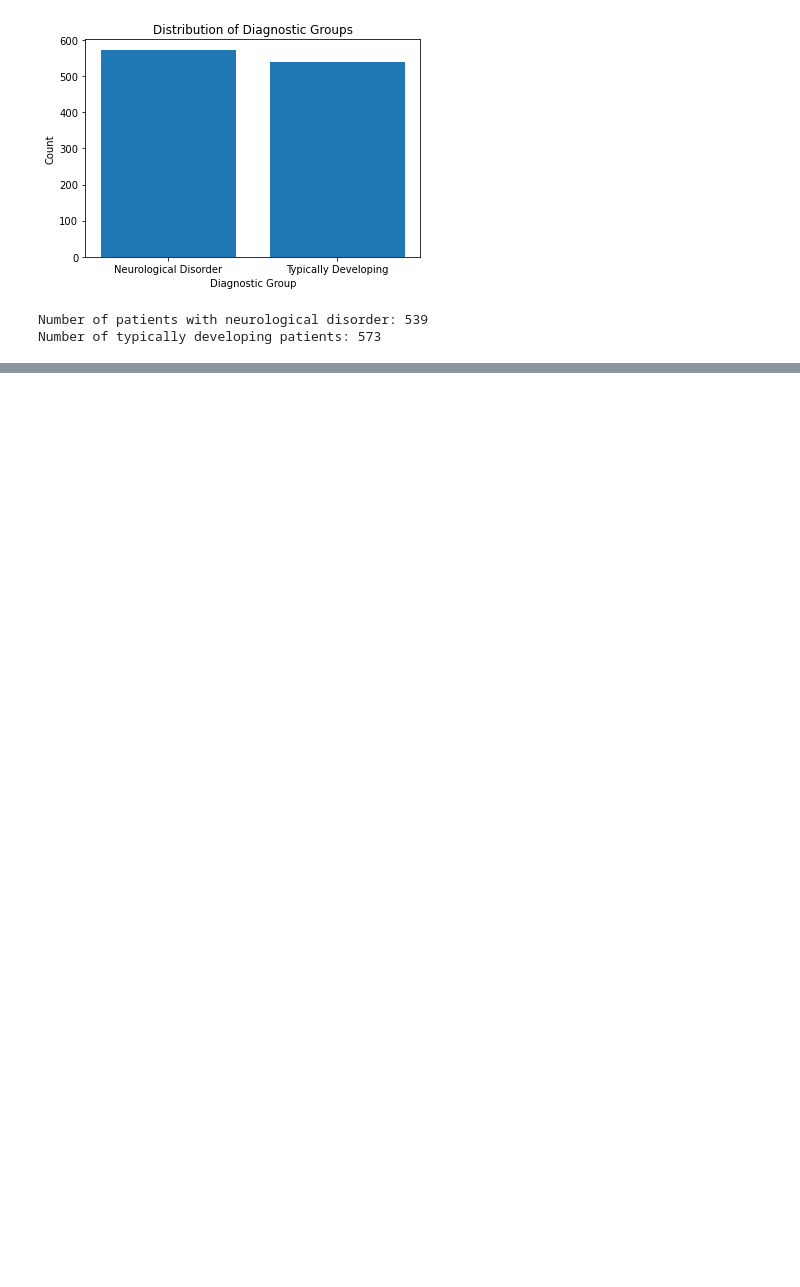
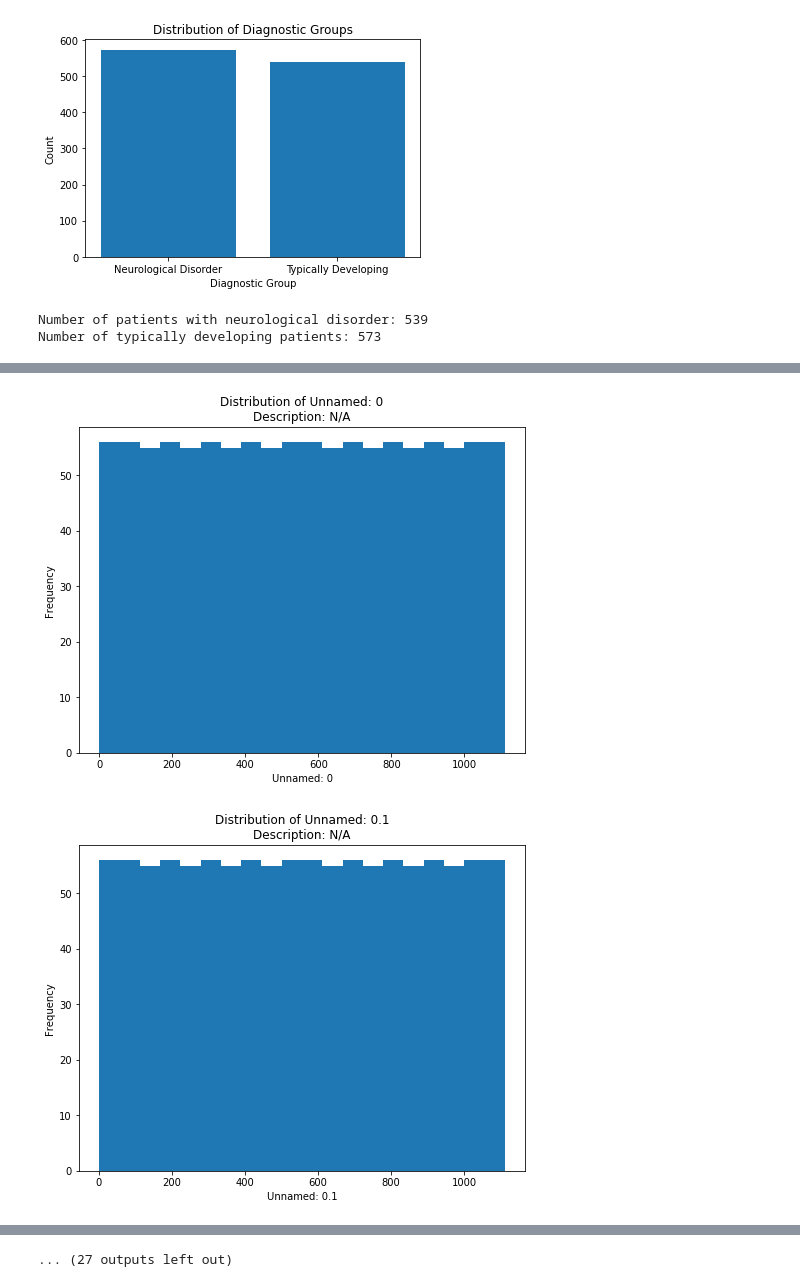
Before and after one commit to bisyee/NeurologicalDisordersAnalysis, a Jupyter notebook: Untitled2.ipynb, the cells around one changed output, grey strips where cells are left out. Saved outputs shown, nothing was run; the diff lists cells and outputs as text; code cells hidden in the pictures; blank space fills up the shorter version.

```diff
--- a/Untitled2.ipynb
+++ b/Untitled2.ipynb
@@ -54,0 +56,33 @@ plt.show()
+# %%
+import pandas as pd
+import matplotlib.pyplot as plt
+
+# Load the dataset
+df = pd.read_csv('Phenotypic_V1_0b_preprocessed1.csv')
+
+# Load column descriptions from a separate file
+with open('description.txt', 'r') as file:
+    column_descriptions = dict(line.strip().split(':') for line in file)
+
+# Exclude 'DSM_IV_TR' and 'DX_GROUP' columns
+columns_to_exclude = ['DSM_IV_TR', 'DX_GROUP']
+columns_to_visualize = [col for col in df.columns if col not in columns_to_exclude]
+
+# Iterate over the columns and create visualizations
+for column in columns_to_visualize:
+    if df[column].nunique() > 1:  # Exclude columns with only one unique value
+        plt.figure(figsize=(8, 6))
+        if df[column].dtype == 'object':
+            value_counts = df[column].value_counts()
+            value_counts.plot(kind='bar')
+            plt.xlabel(column)
+            plt.ylabel('Count')
+        else:
+            df[column].plot(kind='hist', bins=20)
+            plt.xlabel(column)
+            plt.ylabel('Frequency')
+        plt.title(f'Distribution of {column}\nDescription: {column_descriptions.get(column, "N/A")}')
+        plt.show()
+# %% [output]
+[figure, added]
+[figure, added]
@@ -54,0 +99 @@ plt.show()
+... (27 outputs left out)
```
Also changed, not shown: parts of 5 cells of this notebook, 1 other file.
